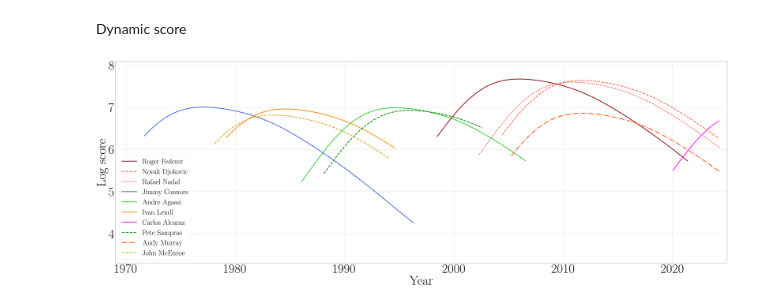
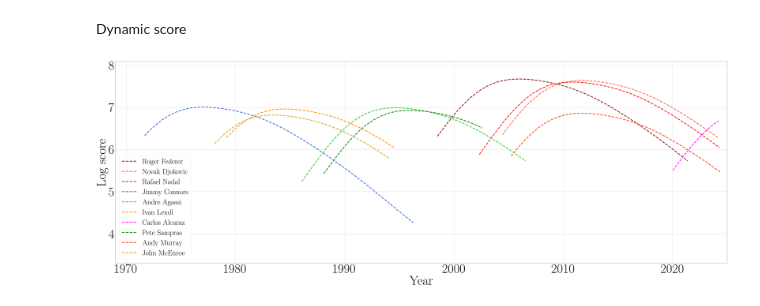
Before and after one commit to PinjunD/Statistical-ranking-with-dynamic-covariate, a Jupyter notebook: tennis.ipynb, the cells around one changed output. Drawn from its saved outputs; the diff is of its cells as text; code cells hidden in the pictures.

```diff
--- a/tennis.ipynb
+++ b/tennis.ipynb
@@ -344,34 +344,34 @@ ax.set_ylim([3.3, 8.1])
 ax.set_xlim([1969, 2025])
 plt.xticks(size = sz)
 plt.yticks(size = sz)
 rc('text', usetex=True)
 rc('font', family='serif')
 
-year_tag = [('darkred', '-'),('tomato', '--'), ('red', ':'),\
-            ('royalblue', '-'), ('limegreen', '-'), ('darkorange', '-'),\
-            ('magenta', '-'), ('green', '--'), ('orangered', '-.'), \
+year_tag = [('darkred', '--'),('tomato', '--'), ('red', '--'),\
+            ('royalblue', '--'), ('limegreen', '--'), ('darkorange', '--'),\
+            ('magenta', '--'), ('green', '--'), ('orangered', '--'), \
             ('goldenrod', '--')]
 
 
 for i,player in enumerate(players):
 
     start_year = players_information[player]['start_year']
     end_year = players_information[player]['end_year']
     birthday = players_information[player]['birthday']
 
     period = np.linspace(start_year, end_year, 200)
 
     u = u_plusDC[playerID[player]]
     score = age_effect(period-birthday)+u
 
 
     ax.plot(period,score,color = year_tag[i][0],
             linestyle = year_tag[i][1], linewidth = 6, label = top_player[i])
 ax.legend(prop={'size': 60}, title_fontsize=sz, loc = 'lower left', bbox_to_anchor=(0, 0))
 
 
 plt.grid()
 plt.savefig(image_path+'dynamic_score.pdf')
 plt.show()
 # %% [output]
-[figure, old version]
+[figure, new version]
```
Also changed, not shown: 5 other files.
